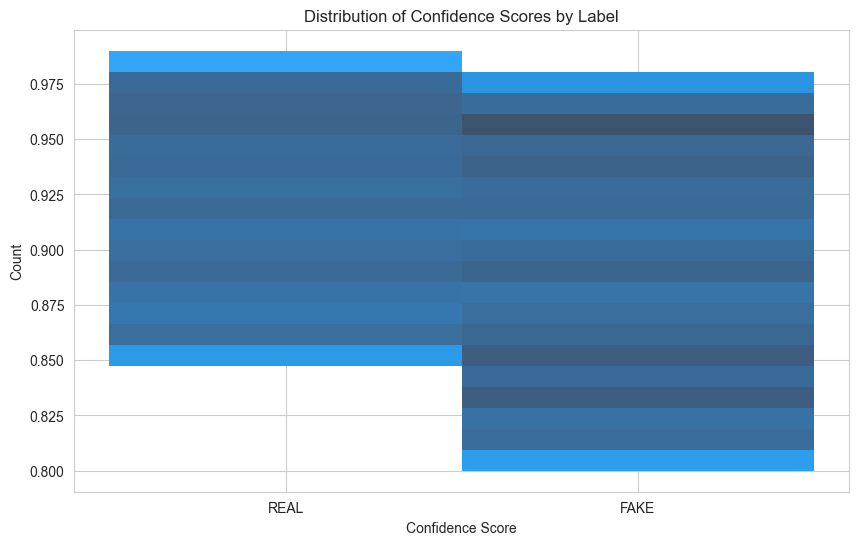
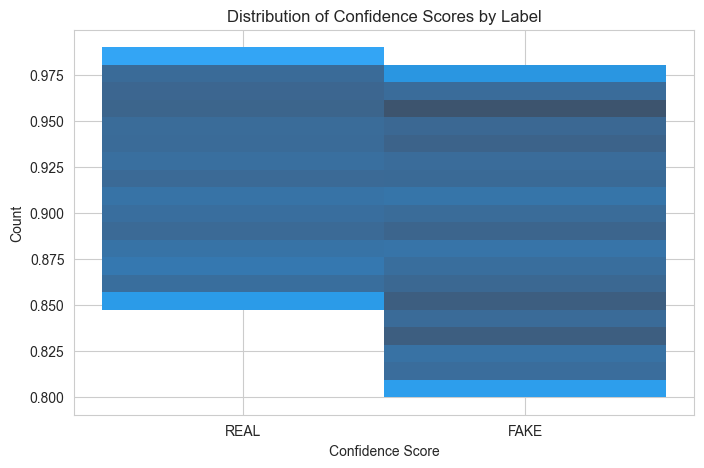
Unified diff of the notebook cell whose output changed from the first chart to the second:
--- before
+++ after
@@ -1,3 +1,3 @@
-plt.Figure(figsize=(8,5))
+plt.figure(figsize=(8,5))
 sns.histplot(
     data=df,
@@ -6,5 +6,5 @@
     kde=True,
     element="step",
-    palette="Step2"
+    palette="Set2"
 )
 plt.title("Distribution of Confidence Scores by Label")

Commit: New dataset analysis